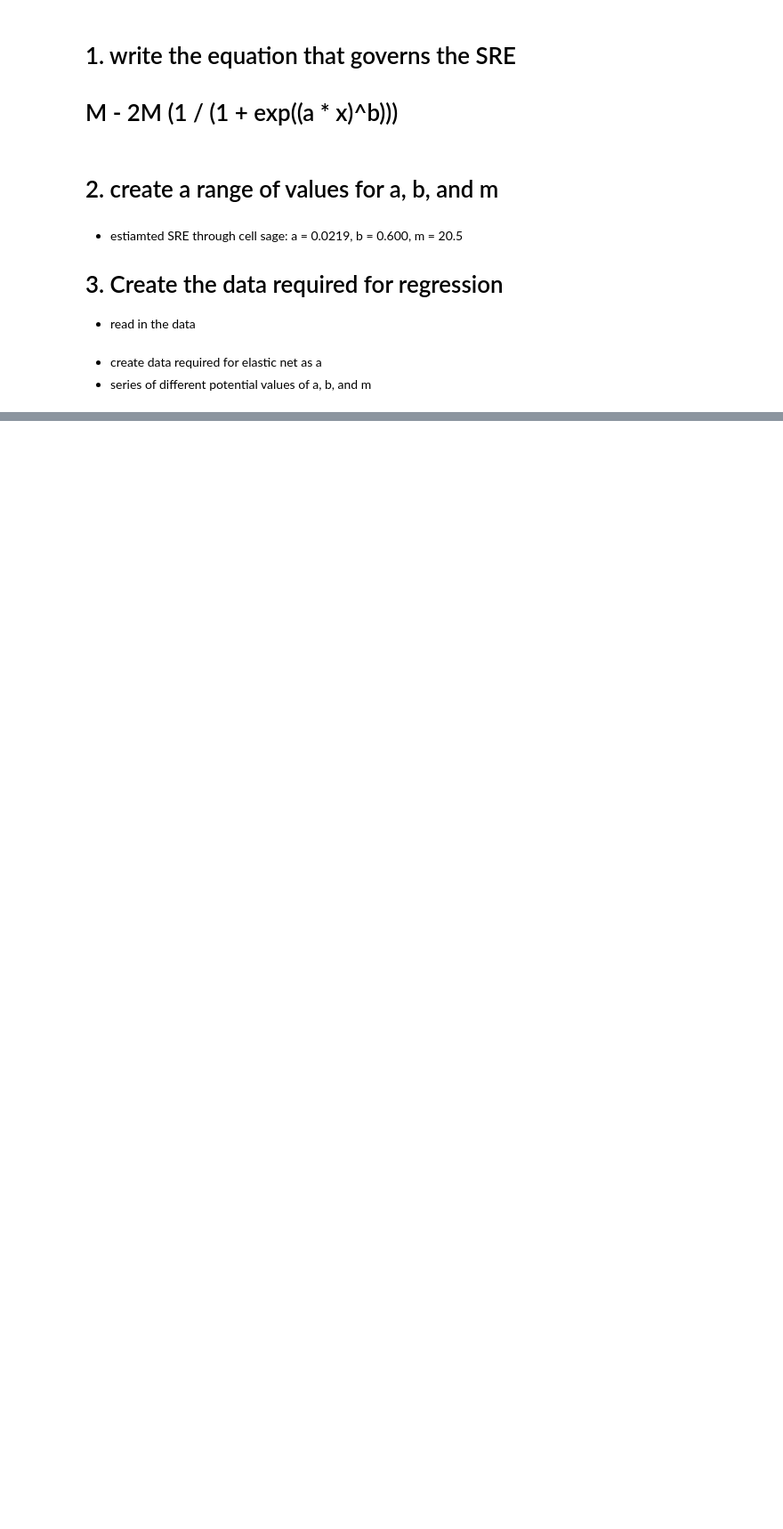
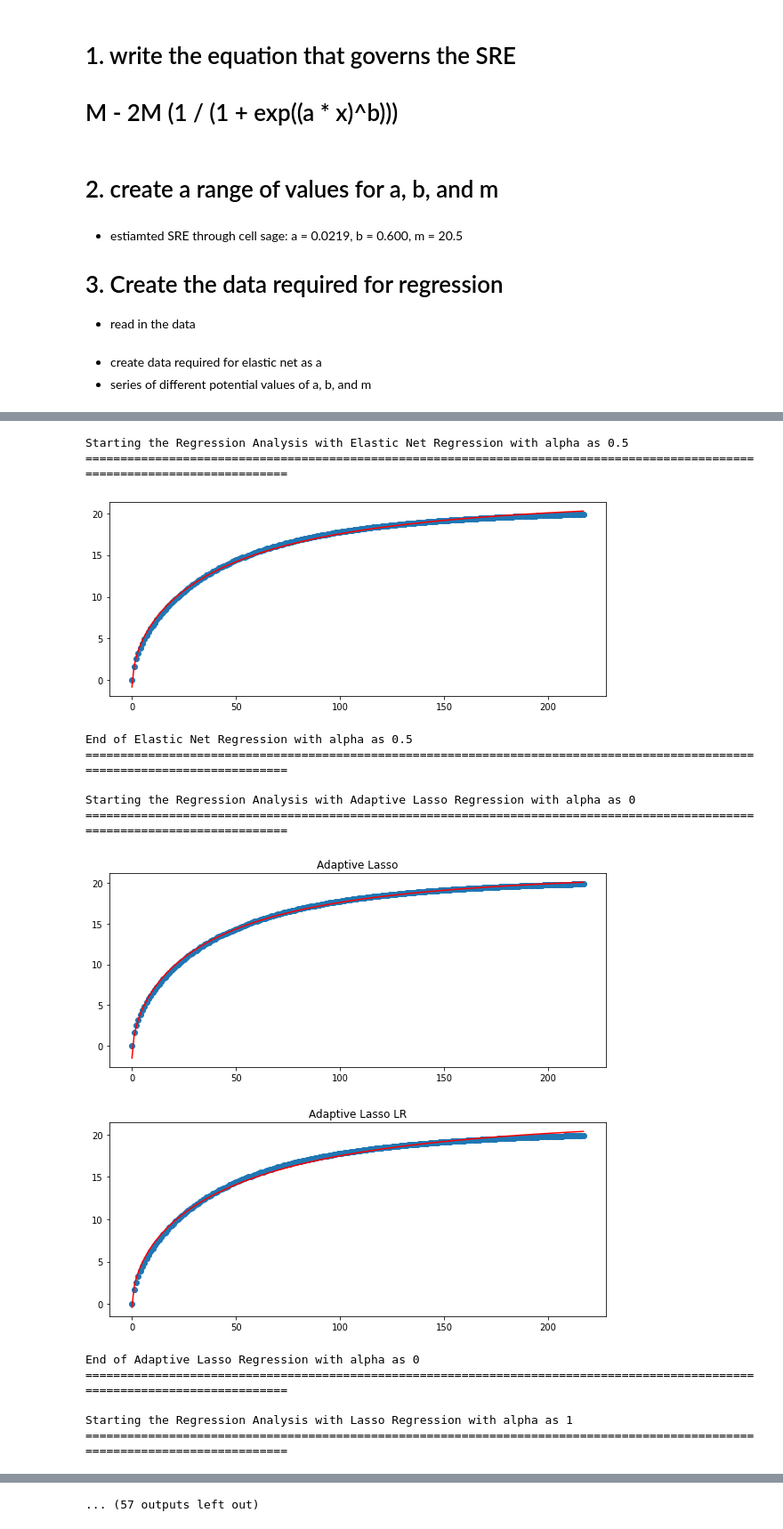
Before and after one commit to TravelReddy/SRE-Updates, a Jupyter notebook: SRE - R2Py- modeling Function.ipynb, the cells around one changed output, grey strips where cells are left out. Shown at 89% size. Saved outputs shown, nothing was run; the diff lists cells and outputs as text; code cells hidden in the pictures; blank space fills up the shorter version.

```diff
--- a/SRE - R2Py- modeling Function.ipynb
+++ b/SRE - R2Py- modeling Function.ipynb
@@ -76,5 +86,25 @@ response16 = cells[cells['cell']==16]
+# %%
+# getting the values of a,b,m in their lists
+avals = []
+bvals = []
+mvals = []
+for i in new_inputs.columns:
+    a = [eval(val) for val in new_inputs[i][0].split(',')]
+    b = [eval(val) for val in new_inputs[i][1].split(',')]
+    m = new_inputs[i][2]
+    avals.append(a)
+    bvals.append(b)
+    mvals.append(m)
+# %%
+# creating combinations using the a,b,m values and getting ready for modeling
+ac_vals = [] # ac -> all combinations in form of a dataframe and appending in a list
+nc_vals = [] # nc -> number of combinations
+for i in range(len(avals)):
+    ac,nc = get_combinations(alist=avals[i],blist=bvals[i])
+    ac_vals.append(ac)
+    nc_vals.append(nc)
 # %%
-def modeling(response,num_combinations,all_combinations):
+def modeling(response,num_combinations,all_combinations,m_range):
     cycles = response['cycles']
     capacity = response['capacity']
     num_cycles = len(cycles)
@@ -120,8 +150,12 @@ def modeling(response,num_combinations,all_combinations):
     enet = ElasticNetCV(l1_ratio=0,alphas=np.arange(0,1,0.2))
     fit = enet.fit(pred_matrix,capacity)
     temp_coefs = fit.coef_
-    enet = ElasticNetCV(l1_ratio=1/abs(min(temp_coefs)))
-    fit = enet.fit(pred_matrix,capacity)
+    try:
+        enet = ElasticNetCV(l1_ratio=1/abs(min(temp_coefs)))
+        fit = enet.fit(pred_matrix,capacity)
+    except:
+        enet = ElasticNetCV(l1_ratio=abs(min(temp_coefs)))
+        fit = enet.fit(pred_matrix,capacity)
 
     pred_val = fit.predict(pred_matrix)
     plt.figure(figsize=(10,4))
@@ -214,7 +248,7 @@ def modeling(response,num_combinations,all_combinations):
     print("="*125,'\n')
 
     ############# SCAD with 20th Column #############
-    print("Starting the Regression Analysis with SCAD Regression for 30th Column")
+    print("Starting the Regression Analysis with SCAD Regression for 20th Column")
     print("="*125)
     fit = lm.fit(X=pred_matrix[:,20:21],y=np.array(capacity).reshape(-1,1))
     pred_val = fit.predict(pred_matrix[:,30:31])
@@ -224,11 +258,11 @@ def modeling(response,num_combinations,all_combinations):
     plt.plot(pred_val,'r')
     plt.show()
 
-    metrics.update({"SCAD 30th Column":[
+    metrics.update({"SCAD 20th Column":[
                 rmse(x=capacity,y=pred_val),
                 r2(capacity,pred_val.reshape(-1,))
     ]})
-    print("End of SCAD Regression for 30th Column")
+    print("End of SCAD Regression for 20th Column")
     print("="*125,'\n')
     ################ SRE Solve ###############
 
@@ -385,0 +309,22 @@ Starting the Regression Analysis with SCAD Regression for 30th Column
+# %%
+final_df = pd.DataFrame()
+for i,responses in enumerate([response4,response5,response6,response16]):
+    dataframe = modeling(response=responses,num_combinations=nc_vals[i],all_combinations=ac_vals[i],m_range=mvals[i])
+    dataframe.columns = ['ModelMetrics{}'.format(i),'RMSE{}'.format(i),'RSquared{}'.format(i)]
+    final_df = pd.concat([final_df,dataframe],axis=1)
+# %% [output]
+Starting the Regression Analysis with Elastic Net Regression with alpha as 0.5
+=============================================================================================================================
+[figure, added]
+End of Elastic Net Regression with alpha as 0.5
+=============================================================================================================================
+
+Starting the Regression Analysis with Adaptive Lasso Regression with alpha as 0
+=============================================================================================================================
+[figure, added]
+[figure, added]
+End of Adaptive Lasso Regression with alpha as 0
+=============================================================================================================================
+
+Starting the Regression Analysis with Lasso Regression with alpha as 1
+=============================================================================================================================
@@ -385,0 +349 @@ Starting the Regression Analysis with SCAD Regression for 30th Column
+... (57 outputs left out)
```
Also changed, not shown: parts of 11 cells of this notebook.
